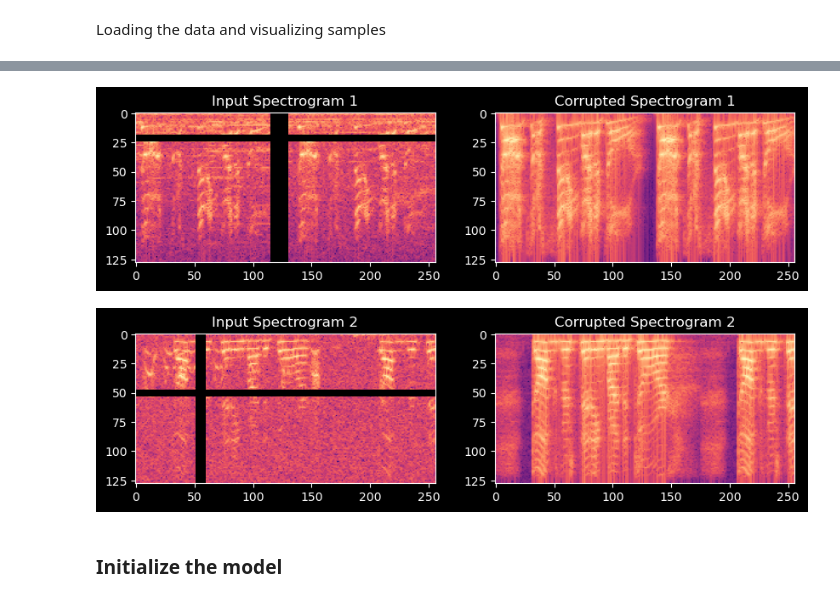
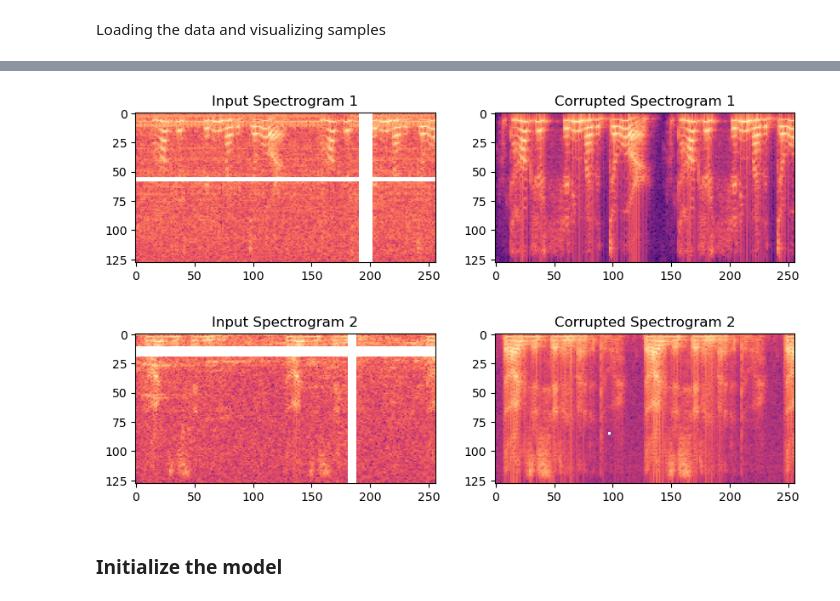
Before and after one commit to muhd-umer/deep-suppressor, a Jupyter notebook: notebooks/demo.ipynb, the cells around one changed output, grey strips where cells are left out. Saved outputs shown, nothing was run; the diff lists cells and outputs as text; code cells hidden in the pictures.

```diff
--- a/notebooks/demo.ipynb
+++ b/notebooks/demo.ipynb
@@ -4,11 +4,12 @@
 import os
 import sys
 import glob
-from torch.utils.data import DataLoader
+import matplotlib.pyplot as plt
 
 parent_dir = os.path.abspath('..')
 sys.path.append(parent_dir)
+from data import get_dataloader, dataloader_sampler, visualize_spectrogram
 
-from data import AudioDataset, load_data, test_dataloader, visualize_spectrogram
+plt.style.use("default")
 # %% [markdown]
 Loading the data and visualizing samples
@@ -35,0 +16,4 @@ Sample 4 - Data shape: torch.Size([16, 1, 128, 256]), Target shape: torch.Size([
+# %%
+speech_dir = os.path.abspath("../data/speech_files")
+speech_files = glob.glob(os.path.join(speech_dir, "*.wav"))
+train_dataloader, val_dataloader = get_dataloader(speech_dir)
@@ -36,8 +27,8 @@ Sample 4 - Data shape: torch.Size([16, 1, 128, 256]), Target shape: torch.Size([
 # %%
-visualize_spectrogram(train_loader, num_samples=2)
+visualize_spectrogram(train_dataloader, num_samples=2)
 # %% [output]
-[figure, old version]
+[figure, new version]
-[figure, old version]
+[figure, new version]
 # %% [markdown]
 ### Initialize the model
 # %% [markdown]
```
Also changed, not shown: parts of 4 cells of this notebook, 1 other file.
